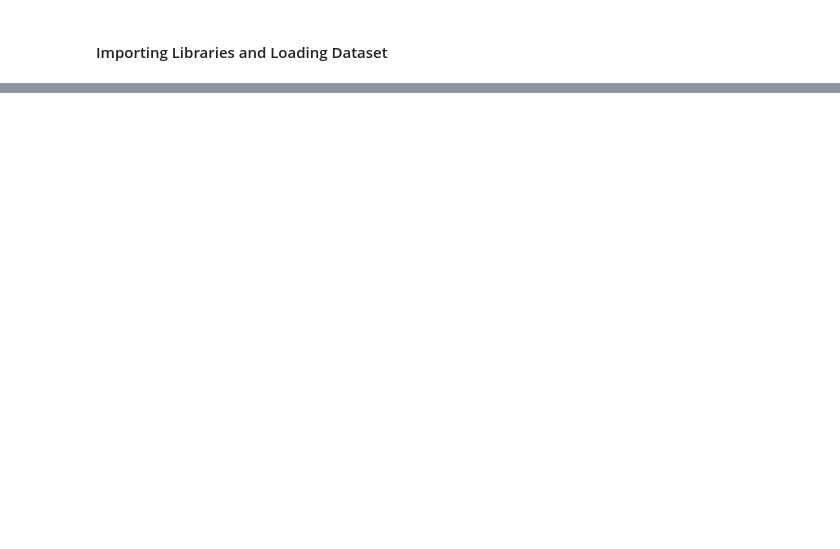
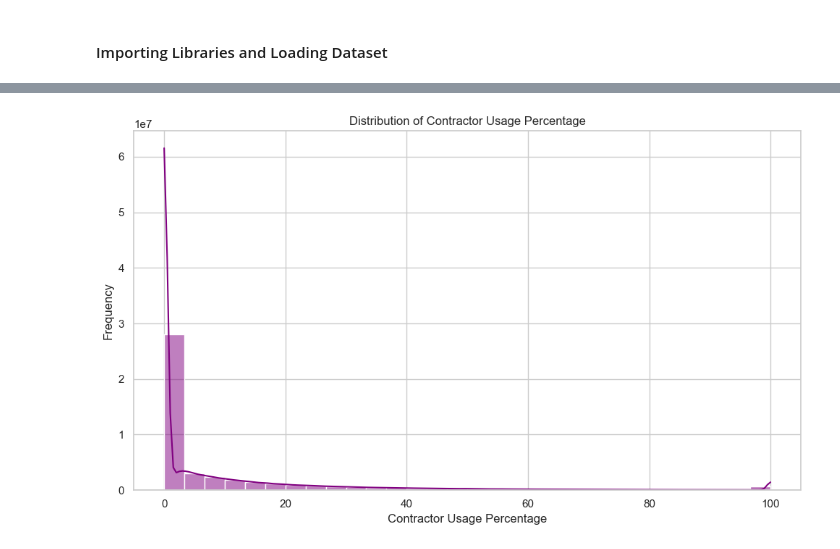
Before and after one commit to Okwy009/CMS_Data, a Jupyter notebook: 2_Analysis/5_Seasonal_Staffing_Trends.ipynb, the cells around one changed output, grey strips where cells are left out. Cells and saved outputs as stored; diff of their text form; code cells hidden in the pictures; blank space fills up the shorter version.

```diff
--- a/2_Analysis/5_Seasonal_Staffing_Trends.ipynb
+++ b/2_Analysis/5_Seasonal_Staffing_Trends.ipynb
@@ -119,0 +65,7 @@ plt.show()
+# %%
+
+# Calculate Contractor Usage Percentage
+merged_df['Contractor_Usage_Percentage'] = (merged_df['Total_Contractor_Hours'] / merged_df['Total_Staffing_Hours']) * 100
+
+# Correlation between Contractor Usage and CMS Quality Score
+correlation = merged_df[['Contractor_Usage_Percentage', 'Score']].corr()
@@ -119,0 +88,16 @@ plt.show()
+# %%
+# Check for rows with infinite values
+inf_values = merged_df[np.isinf(merged_df['Contractor_Usage_Percentage'])]
+print("Rows with infinite values in Contractor_Usage_Percentage:\n", inf_values)
+
+# Replace infinite values with NaN
+merged_df['Contractor_Usage_Percentage'].replace([np.inf, -np.inf], np.nan, inplace=True)
+
+# Drop rows where Contractor_Usage_Percentage is NaN
+merged_df.dropna(subset=['Contractor_Usage_Percentage'], inplace=True)
+
+# Check if there are any unrealistic high values (e.g., greater than 100 for percentages)
+unrealistic_values = merged_df[merged_df['Contractor_Usage_Percentage'] > 100]
+
+# Cap the outliers to 100 (since percentages can't exceed 100)
+merged_df['Contractor_Usage_Percentage'] = merged_df['Contractor_Usage_Percentage'].clip(upper=100)
@@ -119,0 +145,9 @@ plt.show()
+# %%
+# Replace infinite contractor usage percentages with 100 (since all staffing was done by contractors)
+merged_df.loc[merged_df['Contractor_Usage_Percentage'] == np.inf, 'Contractor_Usage_Percentage'] = 100
+
+# Cap contractor usage percentage at 100 for unrealistic values
+merged_df['Contractor_Usage_Percentage'] = merged_df['Contractor_Usage_Percentage'].clip(upper=100)
+
+# Verify the results
+print(merged_df['Contractor_Usage_Percentage'].describe())
@@ -119,0 +164,11 @@ plt.show()
+# %%
+# Histogram - Distribution of Contractor Usage Percentage
+plt.figure(figsize=(10, 6))
+sns.histplot(merged_df['Contractor_Usage_Percentage'], bins=30, kde=True, color='purple')
+plt.title('Distribution of Contractor Usage Percentage')
+plt.xlabel('Contractor Usage Percentage')
+plt.ylabel('Frequency')
+plt.tight_layout()
+plt.show()
+# %% [output]
+[figure, added]
```
Also changed, not shown: parts of 22 cells of this notebook, 14 other files.
